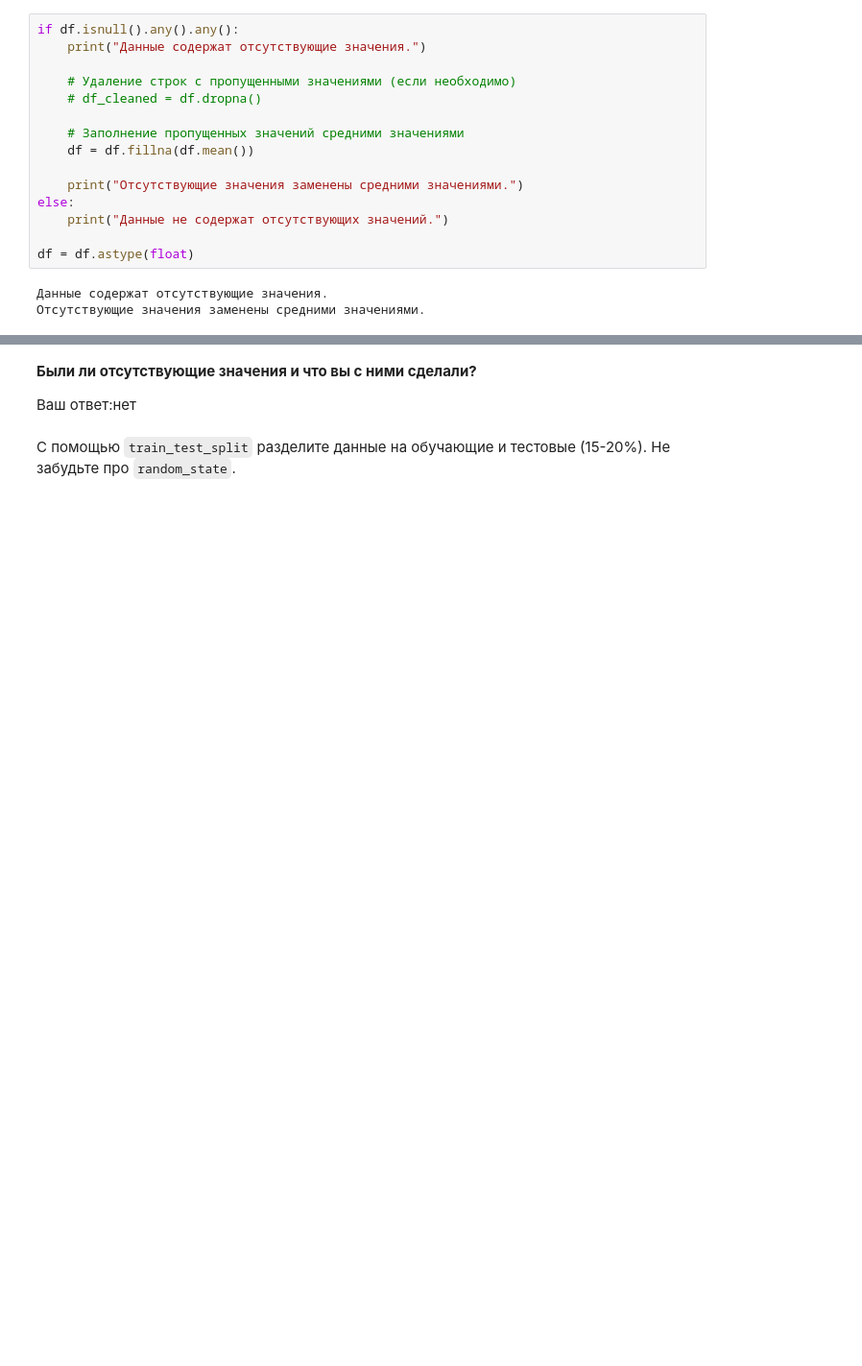
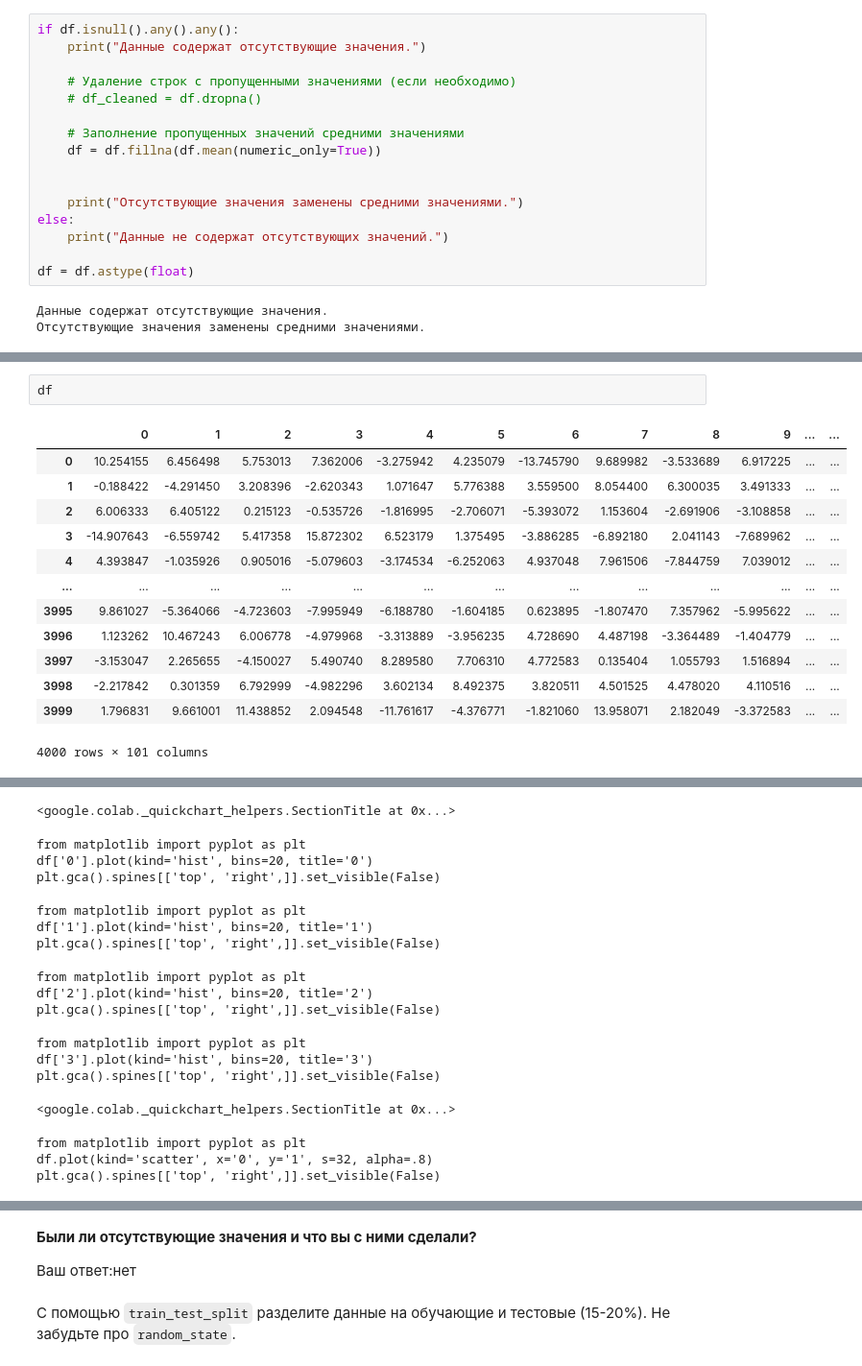
Before and after one commit to 1rd0/cv, a Jupyter notebook: sklearn_mlp.ipynb, the cells around one changed output, grey strips where cells are left out. Shown at 96% size. Cells and saved outputs as stored; diff of their text form; blank space fills up the shorter version.

```diff
--- a/sklearn_mlp.ipynb
+++ b/sklearn_mlp.ipynb
@@ -99,7 +102,8 @@ if df.isnull().any().any():
     # df_cleaned = df.dropna()
 
     # Заполнение пропущенных значений средними значениями
-    df = df.fillna(df.mean())
+    df = df.fillna(df.mean(numeric_only=True))
+
 
     print("Отсутствующие значения заменены средними значениями.")
 else:
@@ -124,0 +116,16 @@ df.describe(include  = 'number')
+# %%
+df
+# %% [output]
+|  | 0 | 1 | 2 | 3 | 4 | 5 | 6 | 7 | 8 | 9 | ... | ... |
+| 0 | 10.254155 | 6.456498 | 5.753013 | 7.362006 | -3.275942 | 4.235079 | -13.745790 | 9.689982 | -3.533689 | 6.917225 | ... | ... |
+| 1 | -0.188422 | -4.291450 | 3.208396 | -2.620343 | 1.071647 | 5.776388 | 3.559500 | 8.054400 | 6.300035 | 3.491333 | ... | ... |
+| 2 | 6.006333 | 6.405122 | 0.215123 | -0.535726 | -1.816995 | -2.706071 | -5.393072 | 1.153604 | -2.691906 | -3.108858 | ... | ... |
+| 3 | -14.907643 | -6.559742 | 5.417358 | 15.872302 | 6.523179 | 1.375495 | -3.886285 | -6.892180 | 2.041143 | -7.689962 | ... | ... |
+| 4 | 4.393847 | -1.035926 | 0.905016 | -5.079603 | -3.174534 | -6.252063 | 4.937048 | 7.961506 | -7.844759 | 7.039012 | ... | ... |
+| ... | ... | ... | ... | ... | ... | ... | ... | ... | ... | ... | ... | ... |
+| 3995 | 9.861027 | -5.364066 | -4.723603 | -7.995949 | -6.188780 | -1.604185 | 0.623895 | -1.807470 | 7.357962 | -5.995622 | ... | ... |
+| 3996 | 1.123262 | 10.467243 | 6.006778 | -4.979968 | -3.313889 | -3.956235 | 4.728690 | 4.487198 | -3.364489 | -1.404779 | ... | ... |
+| 3997 | -3.153047 | 2.265655 | -4.150027 | 5.490740 | 8.289580 | 7.706310 | 4.772583 | 0.135404 | 1.055793 | 1.516894 | ... | ... |
+| 3998 | -2.217842 | 0.301359 | 6.792999 | -4.982296 | 3.602134 | 8.492375 | 3.820511 | 4.501525 | 4.478020 | 4.110516 | ... | ... |
+| 3999 | 1.796831 | 9.661001 | 11.438852 | 2.094548 | -11.761617 | -4.376771 | -1.821060 | 13.958071 | 2.182049 | -3.372583 | ... | ... |
+4000 rows × 101 columns
@@ -124,0 +134,17 @@ df.describe(include  = 'number')
+<google.colab._quickchart_helpers.SectionTitle at 0x...>
+from matplotlib import pyplot as plt
+df['0'].plot(kind='hist', bins=20, title='0')
+plt.gca().spines[['top', 'right',]].set_visible(False)
+from matplotlib import pyplot as plt
+df['1'].plot(kind='hist', bins=20, title='1')
+plt.gca().spines[['top', 'right',]].set_visible(False)
+from matplotlib import pyplot as plt
+df['2'].plot(kind='hist', bins=20, title='2')
+plt.gca().spines[['top', 'right',]].set_visible(False)
+from matplotlib import pyplot as plt
+df['3'].plot(kind='hist', bins=20, title='3')
+plt.gca().spines[['top', 'right',]].set_visible(False)
+<google.colab._quickchart_helpers.SectionTitle at 0x...>
+from matplotlib import pyplot as plt
+df.plot(kind='scatter', x='0', y='1', s=32, alpha=.8)
+plt.gca().spines[['top', 'right',]].set_visible(False)
```
Also changed, not shown: parts of 17 cells of this notebook.
